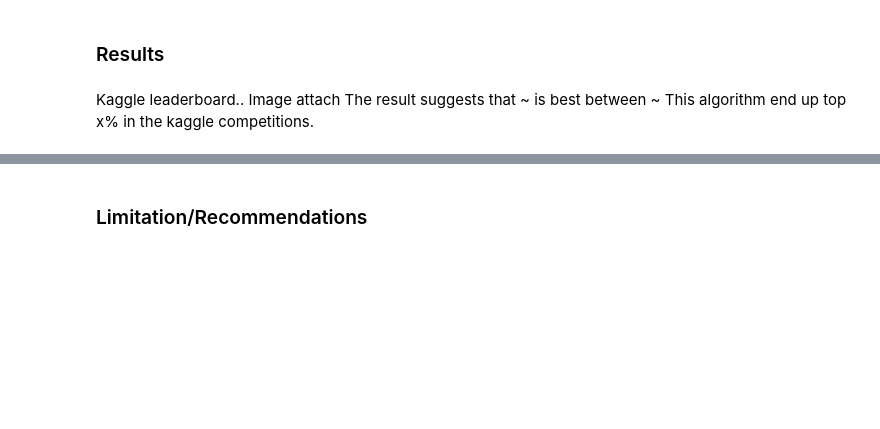
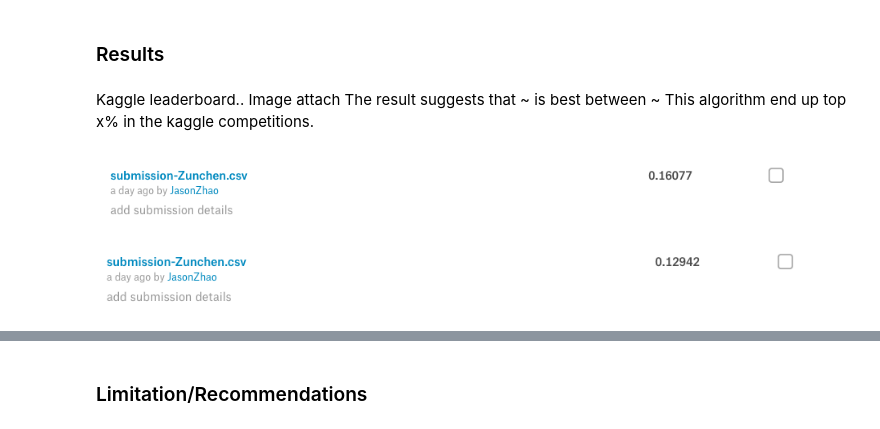
Before and after one commit to Sooyeong/CSE627_project, a Jupyter notebook: wording.ipynb, the cells around one changed output, grey strips where cells are left out. Cells and saved outputs as stored; diff of their text form; code cells hidden in the pictures; blank space fills up the shorter version.

Commit message:
image uploaded

```diff
--- a/wording.ipynb
+++ b/wording.ipynb
@@ -1598,3 +1598,12 @@ array([116672.85921358, 164624.28738499, 180802.60358362, ...,
 Kaggle leaderboard.. Image attach
 The result suggests that ~ is best between ~
 This algorithm end up top x% in the kaggle competitions.
+# %%
+from IPython.display import Image
+Image(filename='nnRanking.png')
+# %% [output]
+[figure, added]
+# %%
+Image(filename='xgboostRanking.png')
+# %% [output]
+[figure, added]
```
Also changed, not shown: parts of 2 cells of this notebook, 3 other files.
